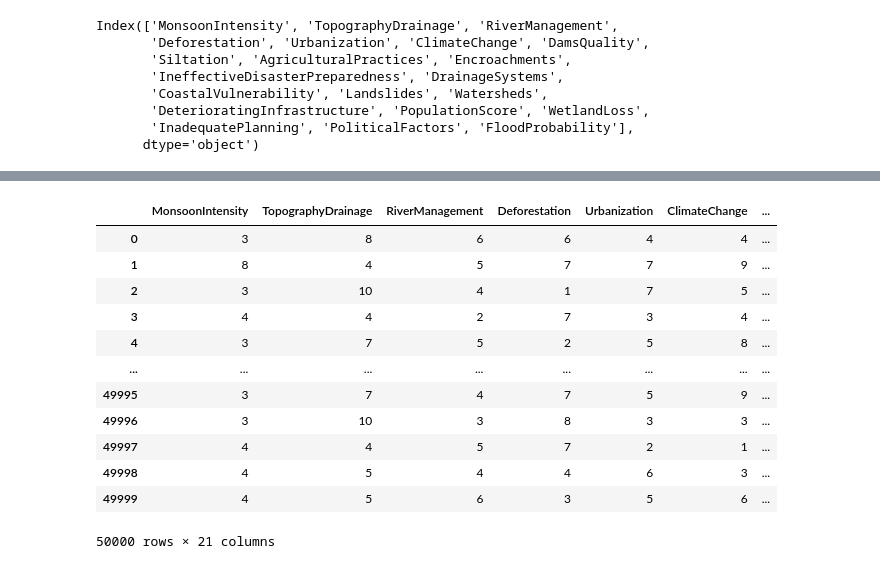
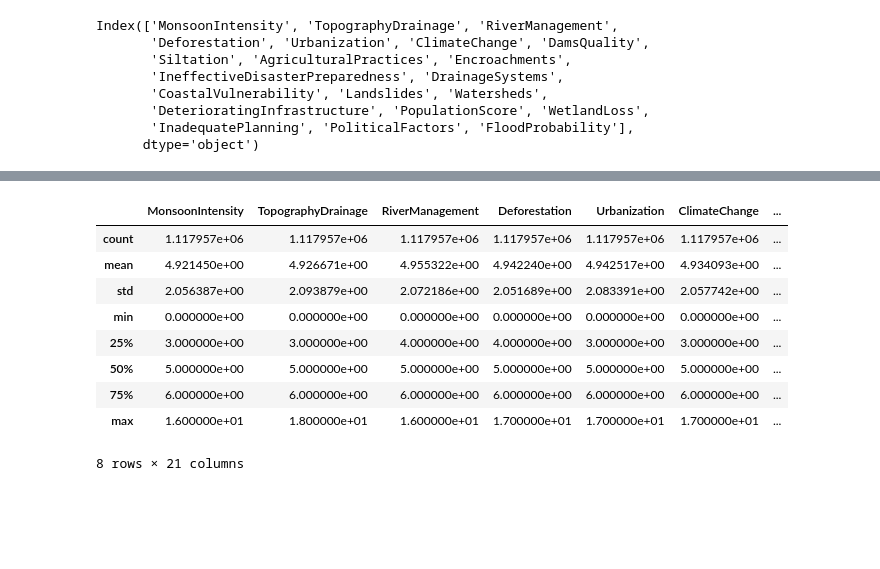
Before and after one commit to lizzinni/HSE_ML_Project, a Jupyter notebook: notebooks/project.ipynb, the cells around one changed output, grey strips where cells are left out. Cells and saved outputs as stored; diff of their text form; code cells hidden in the pictures; blank space fills up the shorter version.

```diff
--- a/notebooks/project.ipynb
+++ b/notebooks/project.ipynb
@@ -3,2 +14,4 @@ import pandas as pd
 # %%
-df = pd.read_csv('../data/flood.csv')
+df = pd.read_csv('../data/train.csv')
+df.drop('id', axis=1, inplace=True)
+df.head()
@@ -26,16 +68,13 @@ Index(['MonsoonIntensity', 'TopographyDrainage', 'RiverManagement',
 # %%
-df.dropna()
+df.describe()
 # %% [output]
 |  | MonsoonIntensity | TopographyDrainage | RiverManagement | Deforestation | Urbanization | ClimateChange | ... |
-| 0 | 3 | 8 | 6 | 6 | 4 | 4 | ... |
-| 1 | 8 | 4 | 5 | 7 | 7 | 9 | ... |
-| 2 | 3 | 10 | 4 | 1 | 7 | 5 | ... |
-| 3 | 4 | 4 | 2 | 7 | 3 | 4 | ... |
-| 4 | 3 | 7 | 5 | 2 | 5 | 8 | ... |
-| ... | ... | ... | ... | ... | ... | ... | ... |
-| 49995 | 3 | 7 | 4 | 7 | 5 | 9 | ... |
-| 49996 | 3 | 10 | 3 | 8 | 3 | 3 | ... |
-| 49997 | 4 | 4 | 5 | 7 | 2 | 1 | ... |
-| 49998 | 4 | 5 | 4 | 4 | 6 | 3 | ... |
-| 49999 | 4 | 5 | 6 | 3 | 5 | 6 | ... |
+| count | 1.117957e+06 | 1.117957e+06 | 1.117957e+06 | 1.117957e+06 | 1.117957e+06 | 1.117957e+06 | ... |
+| mean | 4.921450e+00 | 4.926671e+00 | 4.955322e+00 | 4.942240e+00 | 4.942517e+00 | 4.934093e+00 | ... |
+| std | 2.056387e+00 | 2.093879e+00 | 2.072186e+00 | 2.051689e+00 | 2.083391e+00 | 2.057742e+00 | ... |
+| min | 0.000000e+00 | 0.000000e+00 | 0.000000e+00 | 0.000000e+00 | 0.000000e+00 | 0.000000e+00 | ... |
+| 25% | 3.000000e+00 | 3.000000e+00 | 4.000000e+00 | 4.000000e+00 | 3.000000e+00 | 3.000000e+00 | ... |
+| 50% | 5.000000e+00 | 5.000000e+00 | 5.000000e+00 | 5.000000e+00 | 5.000000e+00 | 5.000000e+00 | ... |
+| 75% | 6.000000e+00 | 6.000000e+00 | 6.000000e+00 | 6.000000e+00 | 6.000000e+00 | 6.000000e+00 | ... |
+| max | 1.600000e+01 | 1.800000e+01 | 1.600000e+01 | 1.700000e+01 | 1.700000e+01 | 1.700000e+01 | ... |
-50000 rows × 21 columns
+8 rows × 21 columns
```
Also changed, not shown: parts of 26 cells of this notebook.
